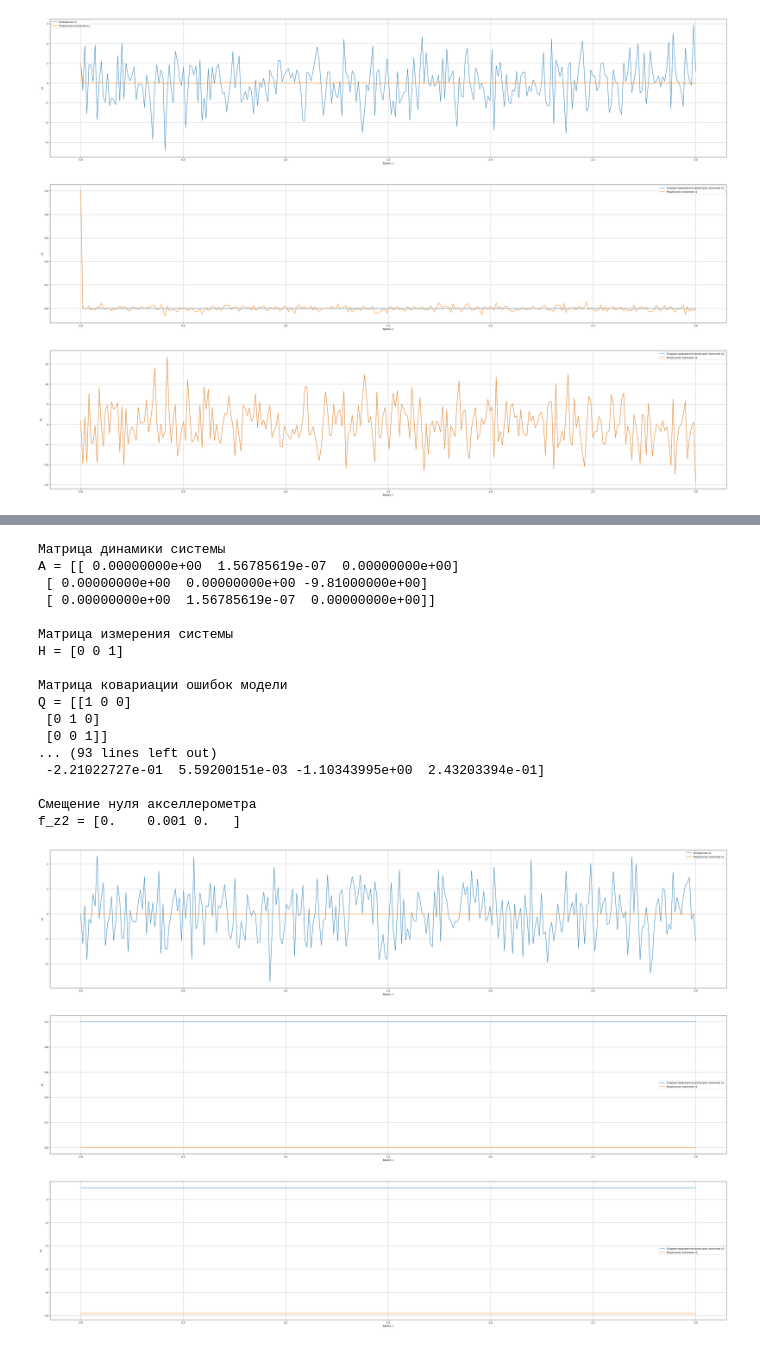
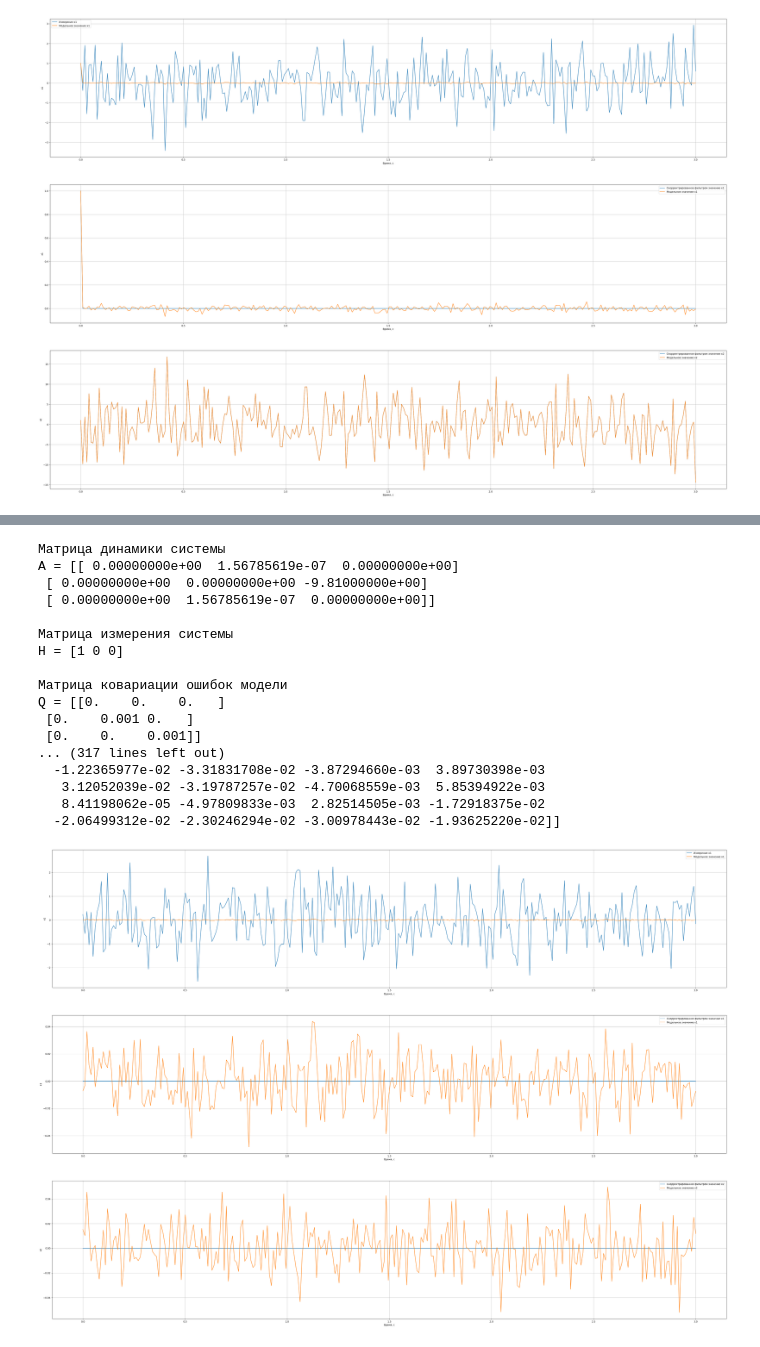
Before and after one commit to davillbert/INS, a Jupyter notebook: Lecture 8 Kalman Filter (1).ipynb, the cells around one changed output, grey strips where cells are left out. Drawn from its saved outputs; the diff is of its cells as text; code cells hidden in the pictures.

```diff
--- a/Lecture 8 Kalman Filter (1).ipynb
+++ b/Lecture 8 Kalman Filter (1).ipynb
@@ -258,16 +268,16 @@ print('Матрица динамики системы')
 print(f'A = {A}\n')
 
 
-H = np.array([0, 0, 1]).T
+H = np.array([1, 0, 0])
 print('Матрица измерения системы')
 print(f'H = {H}\n')
 
-Q = np.array([[1, 0, 0],[0, 1, 0], [0, 0, 1]])
+Q = np.array([[0, 0, 0],[0, 0.001, 0], [0, 0, 0.001]])
 print('Матрица ковариации ошибок модели')
 print(f'Q = {Q}\n')
 
 
-R = 1
+R = 0.0001
 print('Матрица ковариации ошибок измерений')
 print(f'R = {R}\n')
 
@@ -276,7 +286,7 @@ P = I
 print('Матрица ковариации ошибок оценки состояния')
 print(f'P = {P}\n')
 
-x = np.array([1, 1, 1])
+x = np.array([0, 0, 0])
 x_estimate = x
 l = int(T / tau)
 z = x[0]
@@ -293,9 +303,9 @@ w = np.random.normal(0, 1, l)
 print('Шум модели')
 print(f'w = {w}\n')
 
-f_z2 = np.array([0, 0.001, 0]).T
+q = tau*np.array([np.random.normal(0, 3**0.5, l), np.random.normal(0, 3**0.5, l), np.random.normal(0, 3**0.5, l)])
 print('Смещение нуля акселлерометра')
-print(f'f_z2 = {f_z2}\n')
+print(f'q = {q}\n')
 
 
 x_plot1 = np.zeros((l, 3))
@@ -310,56 +320,64 @@ A = [[ 0.00000000e+00  1.56785619e-07  0.00000000e+00]
  [ 0.00000000e+00  1.56785619e-07  0.00000000e+00]]
 
 Матрица измерения системы
-H = [0 0 1]
+H = [1 0 0]
 
 Матрица ковариации ошибок модели
-Q = [[1 0 0]
- [0 1 0]
- [0 0 1]]
-... (93 lines left out)
- -2.21022727e-01  5.59200151e-03 -1.10343995e+00  2.43203394e-01]
-
-Смещение нуля акселлерометра
-f_z2 = [0.    0.001 0.   ]
+Q = [[0.    0.    0.   ]
+ [0.    0.001 0.   ]
+ [0.    0.    0.001]]
+... (317 lines left out)
+  -1.22365977e-02 -3.31831708e-02 -3.87294660e-03  3.89730398e-03
+   3.12052039e-02 -3.19787257e-02 -4.70068559e-03  5.85394922e-03
+   8.41198062e-05 -4.97809833e-03  2.82514505e-03 -1.72918375e-02
+  -2.06499312e-02 -2.30246294e-02 -3.00978443e-02 -1.93625220e-02]]
 # %%
 for i in range(l):
     x_plot1[i, :] = x_estimate
     x_plot2[i, :] = x
     z_plot[i] = z
 
-    x = np.dot(A, x_estimate) + f_z2
+    x = np.dot(A, x_estimate) + q[:, i]
     z = np.dot(H, x) + w[i]
 
 
-    Kalman_algo(A, H, x_estimate, w, f_z2, P, Q, R, I, x_predict, P_predict, K, z)
+    x_predict = np.dot(A, x_estimate)
+    P_predict = np.dot(A, np.dot(P, A.T)) + Q
+
+    K = np.dot(P_predict, H.T) / (np.dot(H, np.dot(P_predict, H.T)) + R)
+    x_estimate = x_predict + np.dot(K, z - np.dot(H, x_predict))
+    P = np.dot(I - np.dot(K, H), P_predict)
+
+
+    #Kalman_algo(A, H, x_estimate, w, q, P, Q, R, I, x_predict, P_predict, K, z)
 
 t = np.linspace(0, T, l)
 fig = plt.figure(figsize=(50, 35))
 
 ax = fig.add_subplot(3, 1, 1)
 ax.plot(t, z_plot, label='Измерение x1')
 ax.plot(t, x_plot2[:, 0], label='Модельное значение x1')
 ax.grid()
 ax.legend()
 ax.set_xlabel('Время, с')
 ax.set_ylabel('x1')
 
 ax = fig.add_subplot(3, 1, 2)
 ax.plot(t, x_plot1[:, 0], label='Скорректрированное фильтром значение x1')
 ax.plot(t, x_plot2[:, 0], label='Модельное значение x1')
 ax.set_xlabel('Время, с')
 ax.set_ylabel('x1')
 ax.grid()
 ax.legend()
 
 ax = fig.add_subplot(3, 1, 3)
 ax.plot(t, x_plot1[:, 1], label='Скорректрированное фильтром значение x2')
 ax.plot(t, x_plot2[:, 1], label='Модельное значение x2')
 ax.set_xlabel('Время, с')
 ax.set_ylabel('x2')
 ax.grid()
 ax.legend()
 
 plt.show()
 # %% [output]
-[figure, old version]
+[figure, new version]
```
Also changed, not shown: parts of 2 cells of this notebook.
